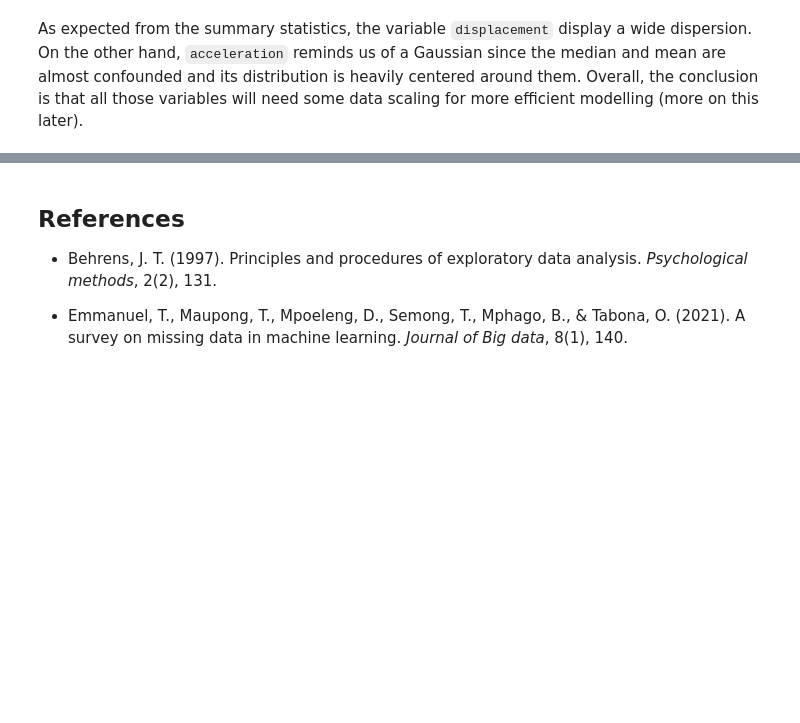
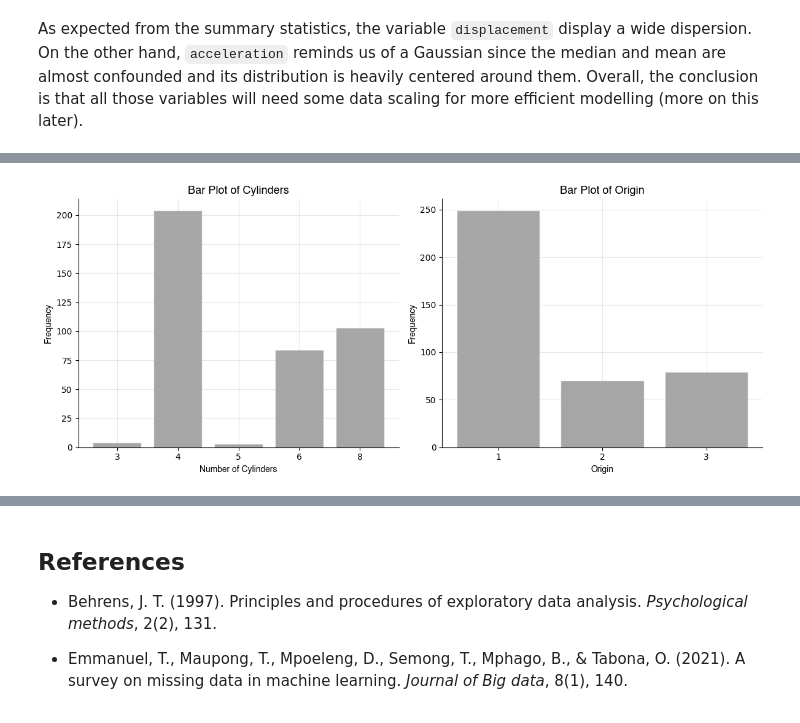
Before and after one commit to YVYX04/Introduction-to-Statistical-Learning, a Jupyter notebook: 01_data_science_fundamentals/02_mini_ml_project.ipynb, the cells around one changed output, grey strips where cells are left out. Saved outputs shown, nothing was run; the diff lists cells and outputs as text; code cells hidden in the pictures; blank space fills up the shorter version.

```diff
--- a/01_data_science_fundamentals/02_mini_ml_project.ipynb
+++ b/01_data_science_fundamentals/02_mini_ml_project.ipynb
@@ -338,0 +459,30 @@ As expected from the summary statistics, the variable `displacement` display a w
+# %%
+# bar plot for 'cylinders' (discrete) variable and 'origin' (categorical) variable
+fig, axes = plt.subplots(1, 2, figsize=(12, 5))
+
+# prepare data for bar plots
+df_cylinders = data['cylinders'].value_counts().sort_index() # counts of each cylinder category
+df_origin = data['origin'].value_counts().sort_index() # counts of each origin category
+
+# bar plot for cylinders
+axes[0].bar(df_cylinders.index.astype(str), df_cylinders.values, color='grey', alpha=0.7, edgecolor='white')
+axes[0].set_title('Bar Plot of Cylinders', family="Helvetica", fontsize=13)
+axes[0].set_xlabel('Number of Cylinders', fontsize=10, family="Helvetica")
+axes[0].set_ylabel('Frequency', fontsize=10, family="Helvetica")
+
+# bar plot for origin
+axes[1].bar(df_origin.index.astype(str), df_origin.values, color='grey', alpha=0.7, edgecolor='white')
+axes[1].set_title('Bar Plot of Origin', family="Helvetica", fontsize=13)
+axes[1].set_xlabel('Origin', fontsize=10, family="Helvetica")
+axes[1].set_ylabel('Frequency', fontsize=10, family="Helvetica")
+
+# aesthetics for bar plots
+for _, ax in enumerate(axes):
+    ax.grid(alpha=0.3)
+    ax.spines['top'].set_visible(False)
+    ax.spines['right'].set_visible(False)
+
+plt.tight_layout()
+plt.show()
+# %% [output]
+[figure, added]
```
Also changed, not shown: parts of 9 cells of this notebook.
